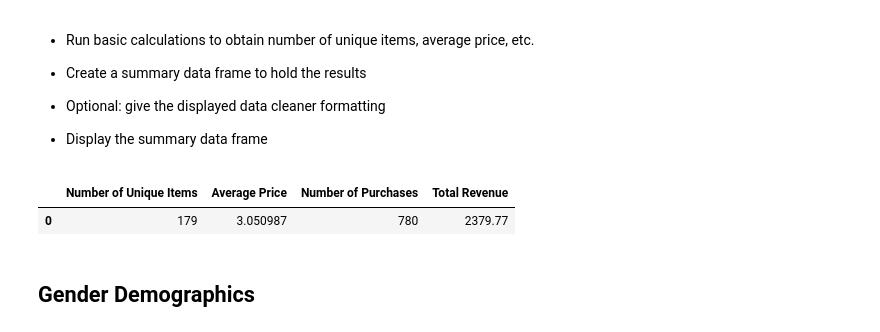
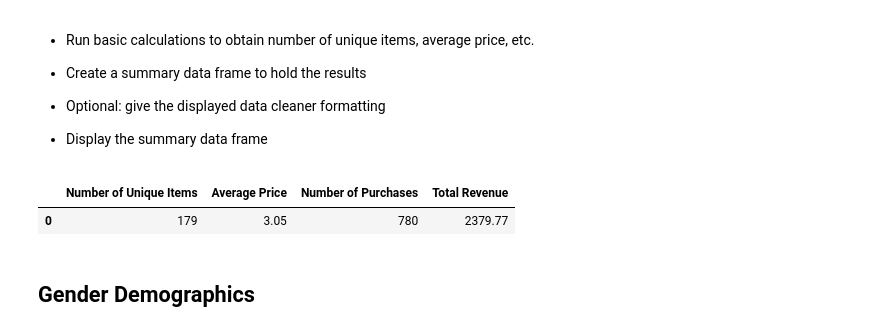
Before and after one commit to zhaoke143/pandas-hw, a Jupyter notebook: HeroesOfPymoli/HeroesOfPymoli_starter.ipynb, the cells around one changed output. Saved outputs shown, nothing was run; the diff lists cells and outputs as text; code cells hidden in the pictures.

```diff
--- a/HeroesOfPymoli/HeroesOfPymoli_starter.ipynb
+++ b/HeroesOfPymoli/HeroesOfPymoli_starter.ipynb
@@ -49,20 +51,20 @@ player_count
 * Display the summary data frame
 # %%
 unique_items = len(purchase_data['Item Name'].unique())
-avg_price = purchase_data['Price'].mean()
+avg_price = round(purchase_data['Price'].mean(),2)
 number_purchased = len(purchase_data['Item Name'])
 total_revenue = purchase_data['Price'].sum()
 
 
 purchase_summary = pd.DataFrame({'Number of Unique Items': [unique_items],
                                  'Average Price': [avg_price],
                                  'Number of Purchases': [number_purchased],
                                  'Total Revenue': [total_revenue]
                                  })
 purchase_summary
 # %% [output]
 |  | Number of Unique Items | Average Price | Number of Purchases | Total Revenue |
-| 0 | 179 | 3.050987 | 780 | 2379.77 |
+| 0 | 179 | 3.05 | 780 | 2379.77 |
 # %% [markdown]
 ## Gender Demographics
 # %% [markdown]
```
Also changed, not shown: parts of 8 cells of this notebook.
